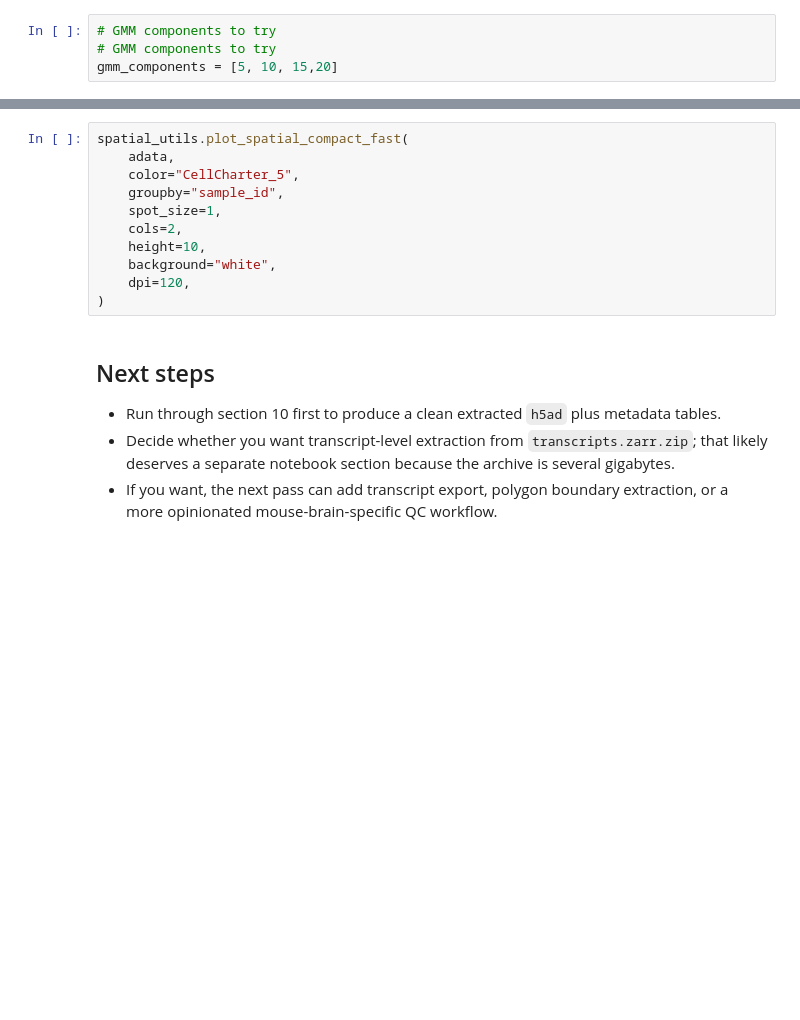
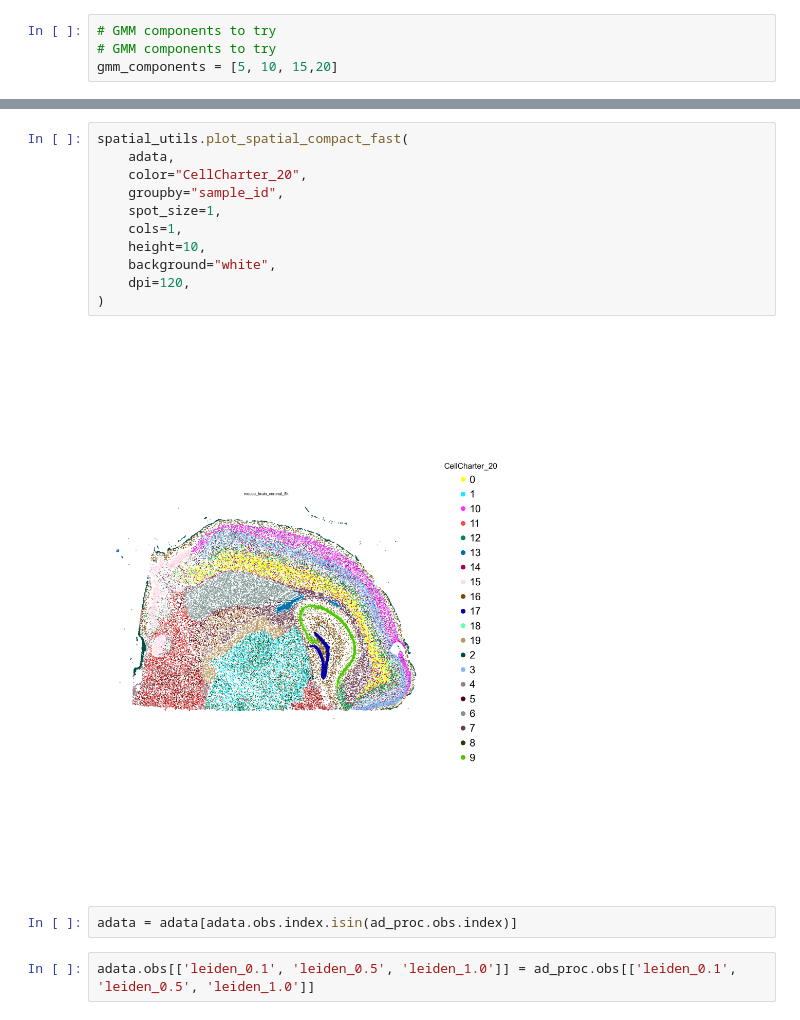
Before and after one commit to christoffermattssonlangseth/KaroSpaceDataWrangling, a Jupyter notebook: notebooks/mouseBrain5k.ipynb, the cells around one changed output, grey strips where cells are left out. Saved outputs shown, nothing was run; the diff lists cells and outputs as text; blank space fills up the shorter version.

```diff
--- a/notebooks/mouseBrain5k.ipynb
+++ b/notebooks/mouseBrain5k.ipynb
@@ -496,17 +508,17 @@ from utils import spatial_utils
 # %%
 spatial_utils.plot_spatial_compact_fast(
     adata,
-    color="CellCharter_5",
+    color="CellCharter_20",
     groupby="sample_id",
     spot_size=1,
-    cols=2,
+    cols=1,
     height=10,
     background="white",
     dpi=120,
 )
+# %% [output]
+[figure, added]
-# %% [markdown]
-## Next steps
-
-- Run through section 10 first to produce a clean extracted `h5ad` plus metadata tables.
-- Decide whether you want transcript-level extraction from `transcripts.zarr.zip`; that likely deserves a separate notebook section because the archive is several gigabytes.
-- If you want, the next pass can add transcript export, polygon boundary extraction, or a more opinionated mouse-brain-specific QC workflow.
+# %%
+adata = adata[adata.obs.index.isin(ad_proc.obs.index)]
+# %%
+adata.obs[['leiden_0.1', 'leiden_0.5', 'leiden_1.0']] = ad_proc.obs[['leiden_0.1', 'leiden_0.5', 'leiden_1.0']]
```
Also changed, not shown: parts of 8 cells of this notebook, 3 other files.
